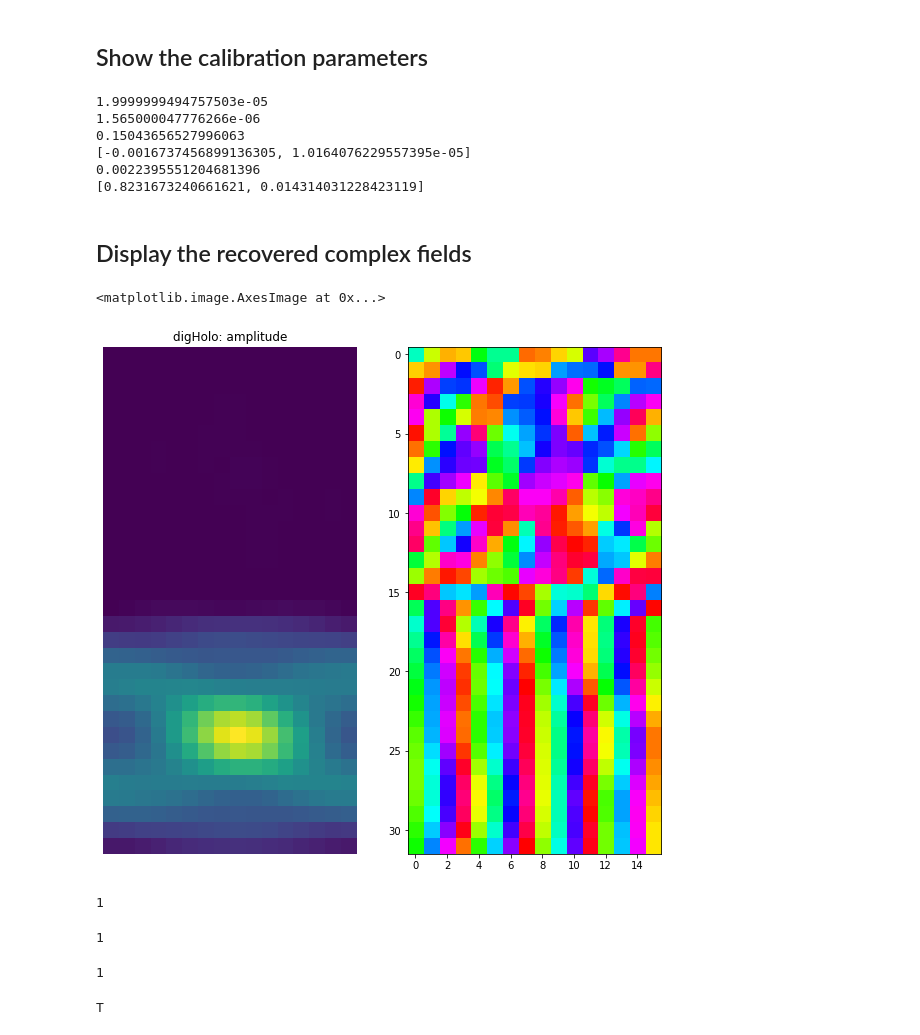
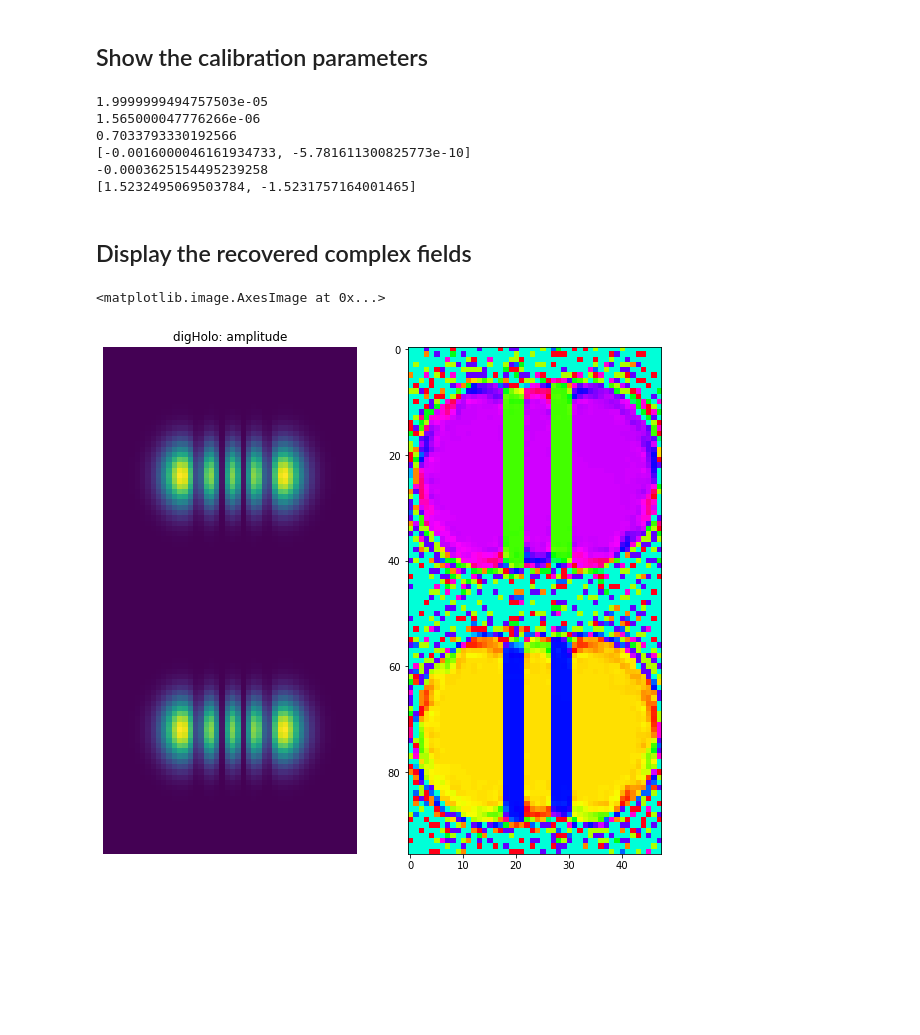
Before and after one commit to wavefrontshaping/pyDigHolo, a Jupyter notebook: examples/simulated_data.ipynb, the cells around one changed output. Drawn from its saved outputs; the diff is of its cells as text; code cells hidden in the pictures; blank space fills up the shorter version.

````diff
--- a/examples/simulated_data.ipynb
+++ b/examples/simulated_data.ipynb
@@ -14,9 +8,8 @@ Note: you may need to restart the kernel to use updated packages.
 # %% [markdown]
 ## Path of digHolo ```.dll``` or ```.so```
 # %%
-dll_path = "/path/to/libdigholo.dll|so"
-import os
-dll_path = os.path.abspath("../digHolo/libdigholo.so")
+# dll_path = "/path/to/libdigholo.dll|so"
+dll_path = "./digHolo.dll"
 # %% [markdown]
 ## Load pyDigHolo module
 # %%
@@ -124,48 +117,22 @@ print(dh.GetTilt())
 # %% [output]
 1.9999999494757503e-05
 1.565000047776266e-06
-0.15043656527996063
-[-0.0016737456899136305, 1.0164076229557395e-05]
-0.0022395551204681396
-[0.8231673240661621, 0.014314031228423119]
+0.7033793330192566
+[-0.0016000046161934733, -5.781611300825773e-10]
+-0.0003625154495239258
+[1.5232495069503784, -1.5231757164001465]
 # %% [markdown]
 ## Display the recovered complex fields
 # %%
-ind = 0
+ind = 10
 
 plt.figure(figsize=(10,10))
 plt.subplot(121)
 plt.imshow(np.abs(cpx_imgs[ind]))
 plt.axis('off')
 plt.title('digHolo: amplitude')
 plt.subplot(122)
 plt.imshow(np.angle(cpx_imgs[ind]), cmap = 'hsv')
 # %% [output]
 <matplotlib.image.AxesImage at 0x...>
-[figure, old version]
+[figure, new version]
-# %%
-import ctypes
-libc = ctypes.CDLL('libc.so.6')
-
-# print('This text gets captured by myStdOut')
-libc.printf('This text fails to be captured by myStdOut')
-# %% [output]
-1
-# %%
-import os, sys, select
-
-# the pipe would fail for some reason if I didn't write to stdout at some point
-# so I write a space, then backspace (will show as empty in a normal terminal)
-sys.stdout.write(' \b')
-pipe_out, pipe_in = os.pipe()
-# save a copy of stdout
-stdout = os.dup(1)
-# replace stdout with our write pipe
-os.dup2(pipe_in, 1)
-# %% [output]
-1
-# %%
-libc.printf('This text fails to be captured by myStdOut')
-# %% [output]
-1
-T
````
Also changed, not shown: parts of 3 cells of this notebook.
